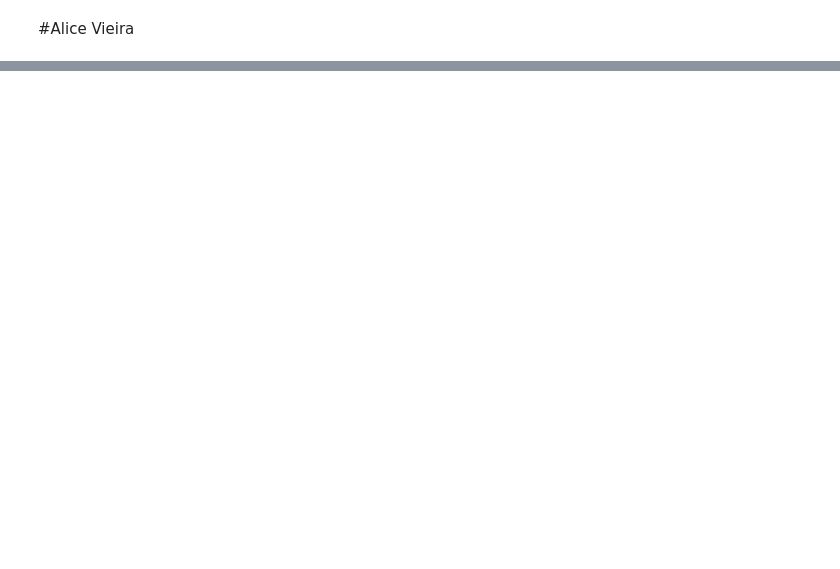
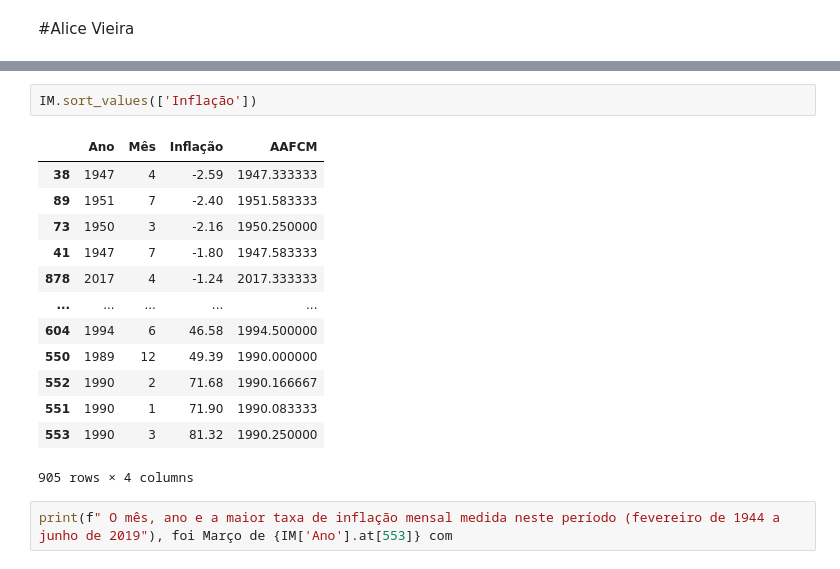
Before and after one commit to alice99vieira/BCC19AliceVieira, a Jupyter notebook: Tarefa10AliceVieira.ipynb, the cells around one changed output, grey strips where cells are left out. Drawn from its saved outputs; the diff is of its cells as text; blank space fills up the shorter version.

```diff
--- a/Tarefa10AliceVieira.ipynb
+++ b/Tarefa10AliceVieira.ipynb
@@ -44,0 +82,18 @@ TB
+# %%
+IM.sort_values(['Inflação'])
+# %% [output]
+|  | Ano | Mês | Inflação | AAFCM |
+| 38 | 1947 | 4 | -2.59 | 1947.333333 |
+| 89 | 1951 | 7 | -2.40 | 1951.583333 |
+| 73 | 1950 | 3 | -2.16 | 1950.250000 |
+| 41 | 1947 | 7 | -1.80 | 1947.583333 |
+| 878 | 2017 | 4 | -1.24 | 2017.333333 |
+| ... | ... | ... | ... | ... |
+| 604 | 1994 | 6 | 46.58 | 1994.500000 |
+| 550 | 1989 | 12 | 49.39 | 1990.000000 |
+| 552 | 1990 | 2 | 71.68 | 1990.166667 |
+| 551 | 1990 | 1 | 71.90 | 1990.083333 |
+| 553 | 1990 | 3 | 81.32 | 1990.250000 |
+905 rows × 4 columns
+# %%
+print(f" O mês, ano e a maior taxa de inflação mensal medida neste período (fevereiro de 1944 a junho de 2019"), foi Março de {IM['Ano'].at[553]} com
```
Also changed, not shown: parts of 21 cells of this notebook.
